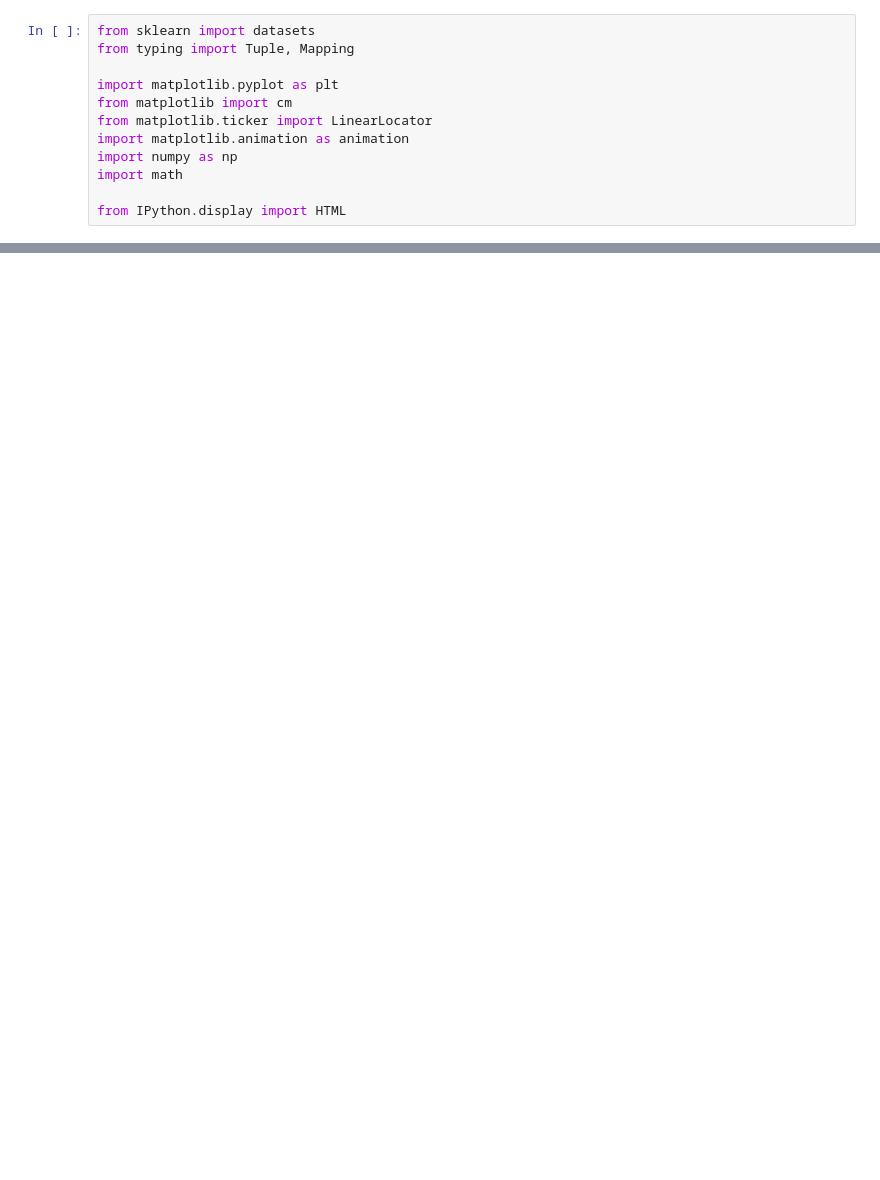
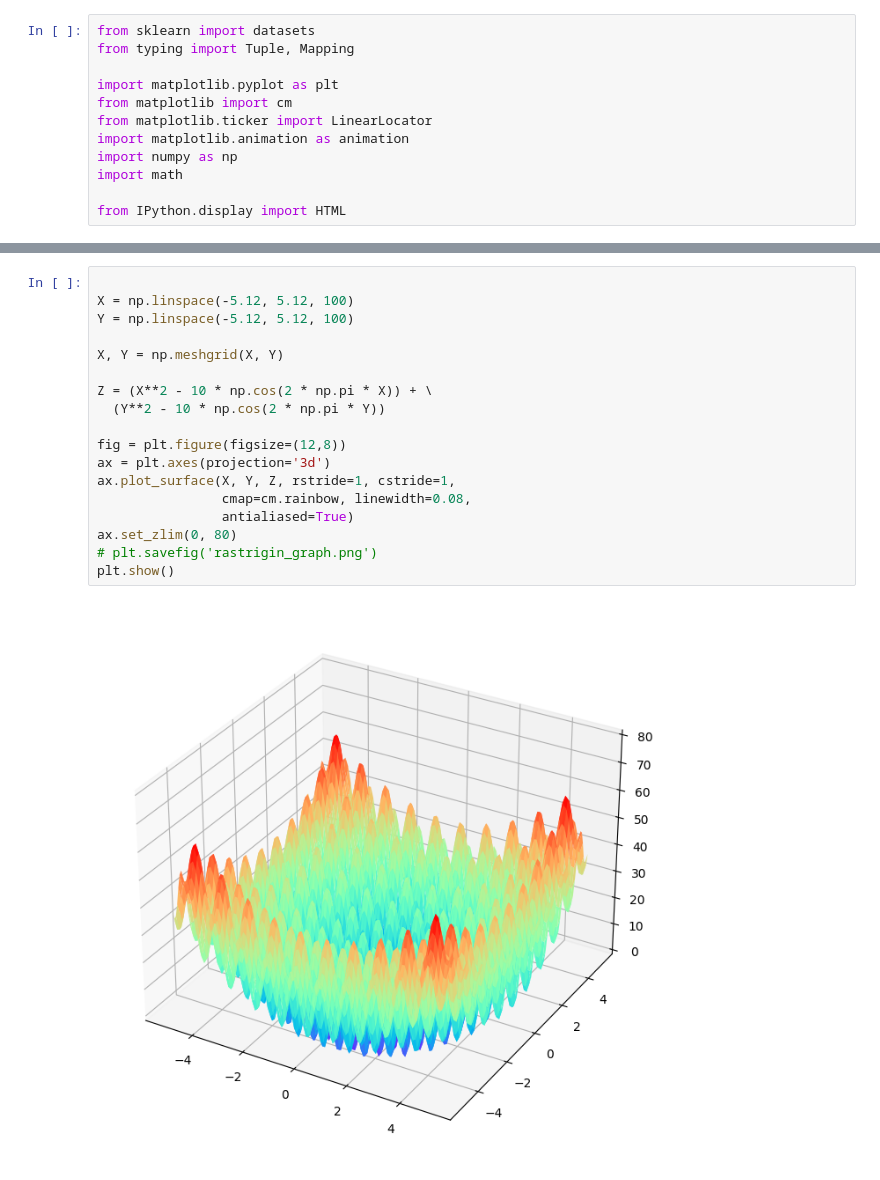
Before and after one commit to EugIva/ProzorovEI109m_labsML, a Jupyter notebook: ML_labs/1_semestr/1lab_1/ProzorovEI109_ML_1sem_1lab.ipynb, the cells around one changed output, grey strips where cells are left out. Cells and saved outputs as stored; diff of their text form; blank space fills up the shorter version.

```diff
--- a/ML_labs/1_semestr/1lab_1/ProzorovEI109_ML_1sem_1lab.ipynb
+++ b/ML_labs/1_semestr/1lab_1/ProzorovEI109_ML_1sem_1lab.ipynb
@@ -68,0 +76,20 @@ plt.show()
+# %%
+
+X = np.linspace(-5.12, 5.12, 100)
+Y = np.linspace(-5.12, 5.12, 100)
+
+X, Y = np.meshgrid(X, Y)
+
+Z = (X**2 - 10 * np.cos(2 * np.pi * X)) + \
+  (Y**2 - 10 * np.cos(2 * np.pi * Y))
+
+fig = plt.figure(figsize=(12,8))
+ax = plt.axes(projection='3d')
+ax.plot_surface(X, Y, Z, rstride=1, cstride=1,
+                cmap=cm.rainbow, linewidth=0.08,
+                antialiased=True)
+ax.set_zlim(0, 80)
+# plt.savefig('rastrigin_graph.png')
+plt.show()
+# %% [output]
+[figure, added]
```
Also changed, not shown: parts of 14 cells of this notebook.
